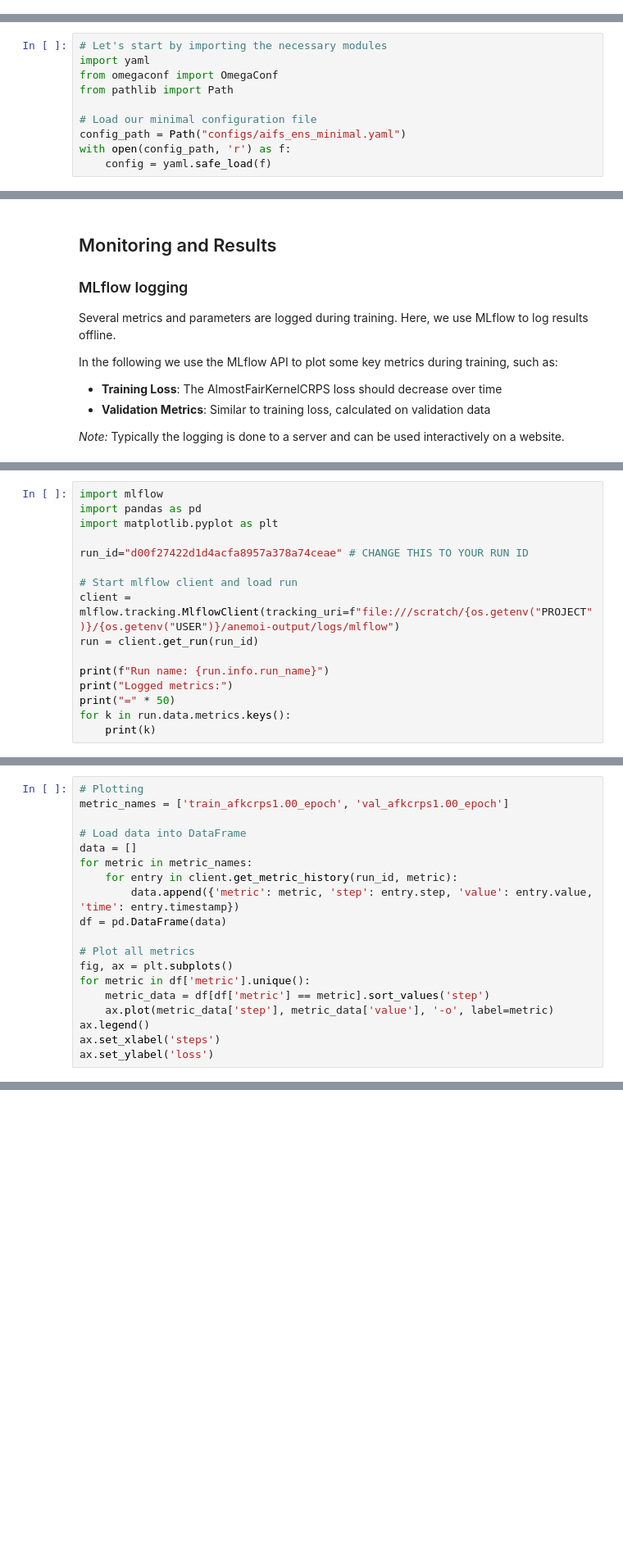
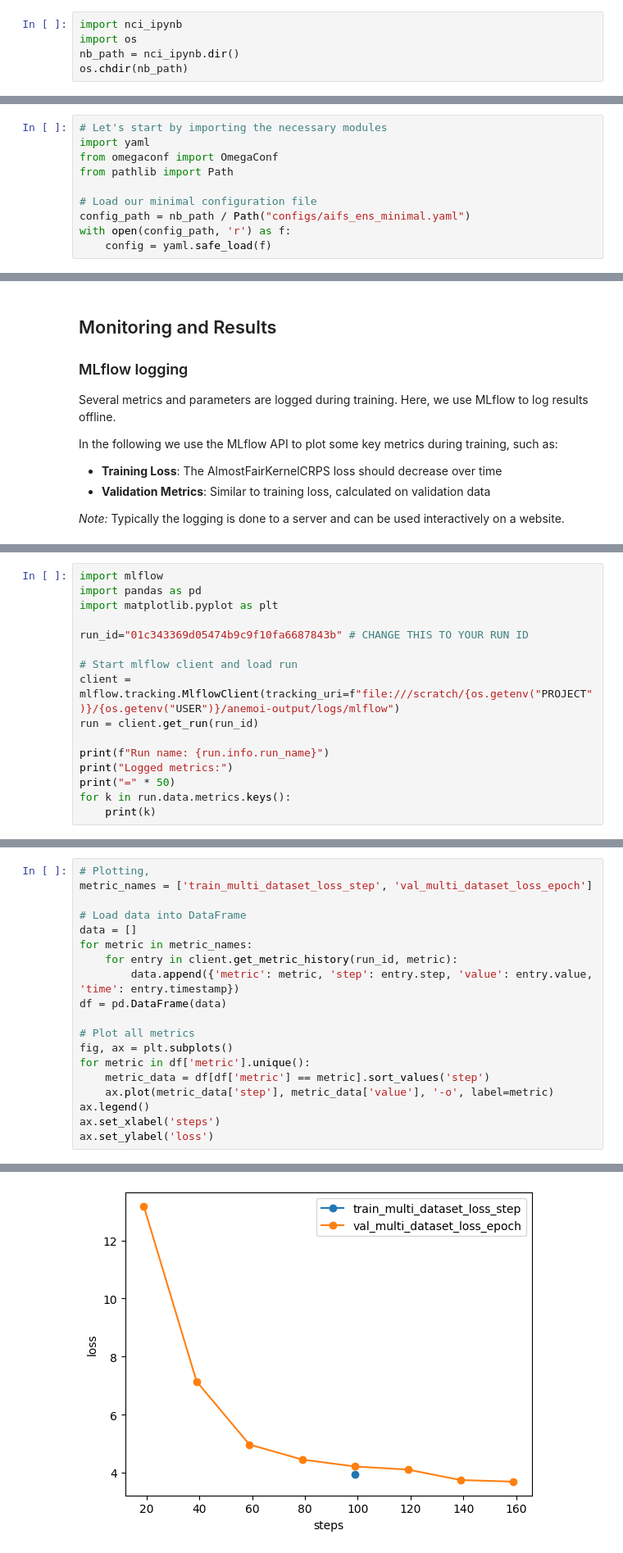
Before and after one commit to HCookie/2026-ml-bom-training, a Jupyter notebook: 1-Anemoi/training_aifs-ens.ipynb, the cells around one changed output, grey strips where cells are left out. Shown at 82% size. Saved outputs shown, nothing was run; the diff lists cells and outputs as text; blank space fills up the shorter version.

```diff
--- a/1-Anemoi/training_aifs-ens.ipynb
+++ b/1-Anemoi/training_aifs-ens.ipynb
@@ -1 +1,6 @@
+# %%
+import nci_ipynb
+import os
+nb_path = nci_ipynb.dir()
+os.chdir(nb_path)
 # %% [markdown]
@@ -64,7 +69,7 @@ from omegaconf import OmegaConf
 from pathlib import Path
 
 # Load our minimal configuration file
-config_path = Path("configs/aifs_ens_minimal.yaml")
+config_path = nb_path / Path("configs/aifs_ens_minimal.yaml")
 with open(config_path, 'r') as f:
     config = yaml.safe_load(f)
 # %% [markdown]
@@ -220,7 +324,7 @@ import mlflow
 import pandas as pd
 import matplotlib.pyplot as plt
 
-run_id="d00f27422d1d4acfa8957a378a74ceae" # CHANGE THIS TO YOUR RUN ID
+run_id="01c343369d05474b9c9f10fa6687843b" # CHANGE THIS TO YOUR RUN ID
 
 # Start mlflow client and load run
 client = mlflow.tracking.MlflowClient(tracking_uri=f"file:///scratch/{os.getenv("PROJECT")}/{os.getenv("USER")}/anemoi-output/logs/mlflow")
@@ -234,6 +356,6 @@ for k in run.data.metrics.keys():
 # %%
-# Plotting
-metric_names = ['train_afkcrps1.00_epoch', 'val_afkcrps1.00_epoch']
+# Plotting,
+metric_names = ['train_multi_dataset_loss_step', 'val_multi_dataset_loss_epoch']
 
 # Load data into DataFrame
 data = []
@@ -250,3 +372,4 @@ for metric in df['metric'].unique():
 ax.legend()
 ax.set_xlabel('steps')
 ax.set_ylabel('loss')
+# %% [output]
@@ -253,3 +377,4 @@ ax.set_ylabel('loss')
+[figure, added]
 # %% [markdown]
 ### Task 1: Change the number of ensemble members
 
```
Also changed, not shown: parts of 13 cells of this notebook, 7 other files.
